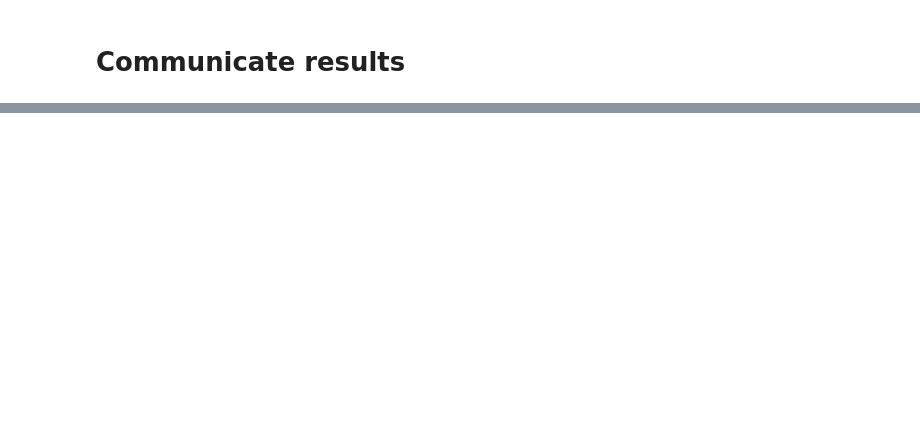
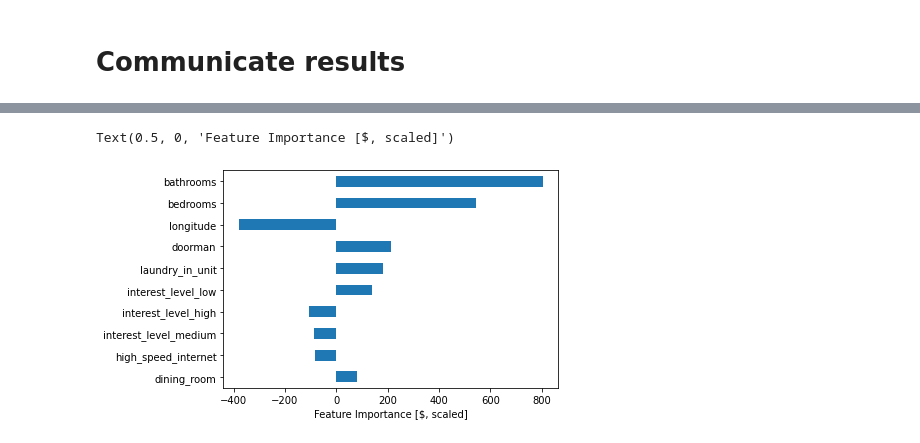
Before and after one commit to jeffyjkang/DS-Unit-2-Linear-Models, a Jupyter notebook: module3-ridge-regression/213_guided_project_notes.ipynb, the cells around one changed output, grey strips where cells are left out. Cells and saved outputs as stored; diff of their text form; code cells hidden in the pictures; blank space fills up the shorter version.

```diff
--- a/module3-ridge-regression/213_guided_project_notes.ipynb
+++ b/module3-ridge-regression/213_guided_project_notes.ipynb
@@ -131,0 +137,8 @@ encode categorical features
+# %%
+model_r = make_pipeline(
+    OneHotEncoder(use_cat_names=True), # as many transformers as you want
+    StandardScaler(),
+    Ridge(alpha=1.0) # one predictor, last step in the pipeline
+)
+
+model_r.fit(X_train, y_train)
@@ -192,2 +206,9 @@ Ridge test MAE:  675.514908956415
 # %% [markdown]
 # Communicate results
+# %%
+# step 1: get our coefficients
+# model_r.named_steps.keys()
+coefficients = model_r.named_steps['ridge'].coef_
+coefficients
+print(len(coefficients))
+len(X_train.columns)
@@ -193,0 +218,6 @@ Ridge test MAE:  675.514908956415
+# %%
+# step 2: get feature names
+feat_names = model_r.named_steps['onehotencoder'].get_feature_names()
+# X_train.columns
+print(len(feat_names))
+feat_names
@@ -193,0 +243,7 @@ Ridge test MAE:  675.514908956415
+# %%
+import matplotlib.pyplot as plt
+pd.Series(coefficients, index=feat_names).sort_values(key=abs).tail(10).plot(kind='barh')
+plt.xlabel('Feature Importance [$, scaled]')
+# %% [output]
+Text(0.5, 0, 'Feature Importance [$, scaled]')
+[figure, added]
```
Also changed, not shown: parts of 8 cells of this notebook, 1 other file.
